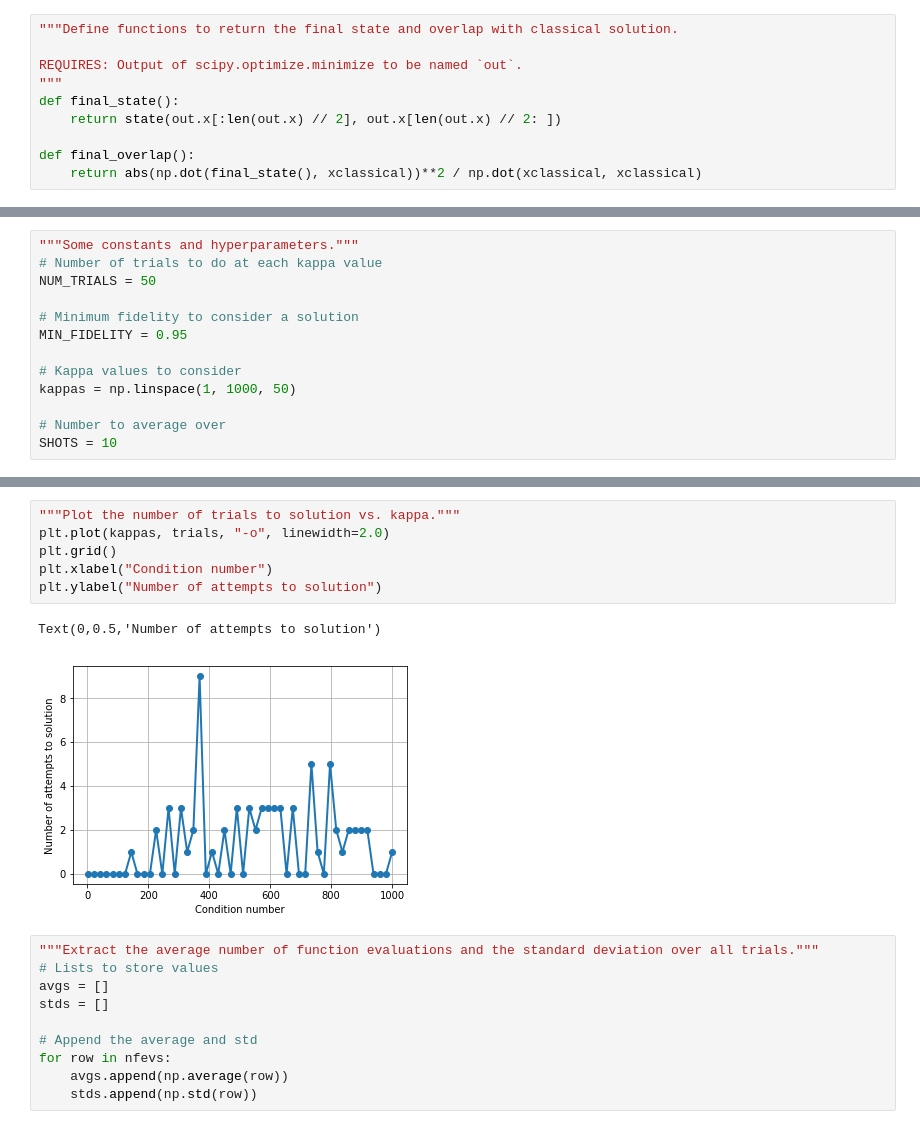
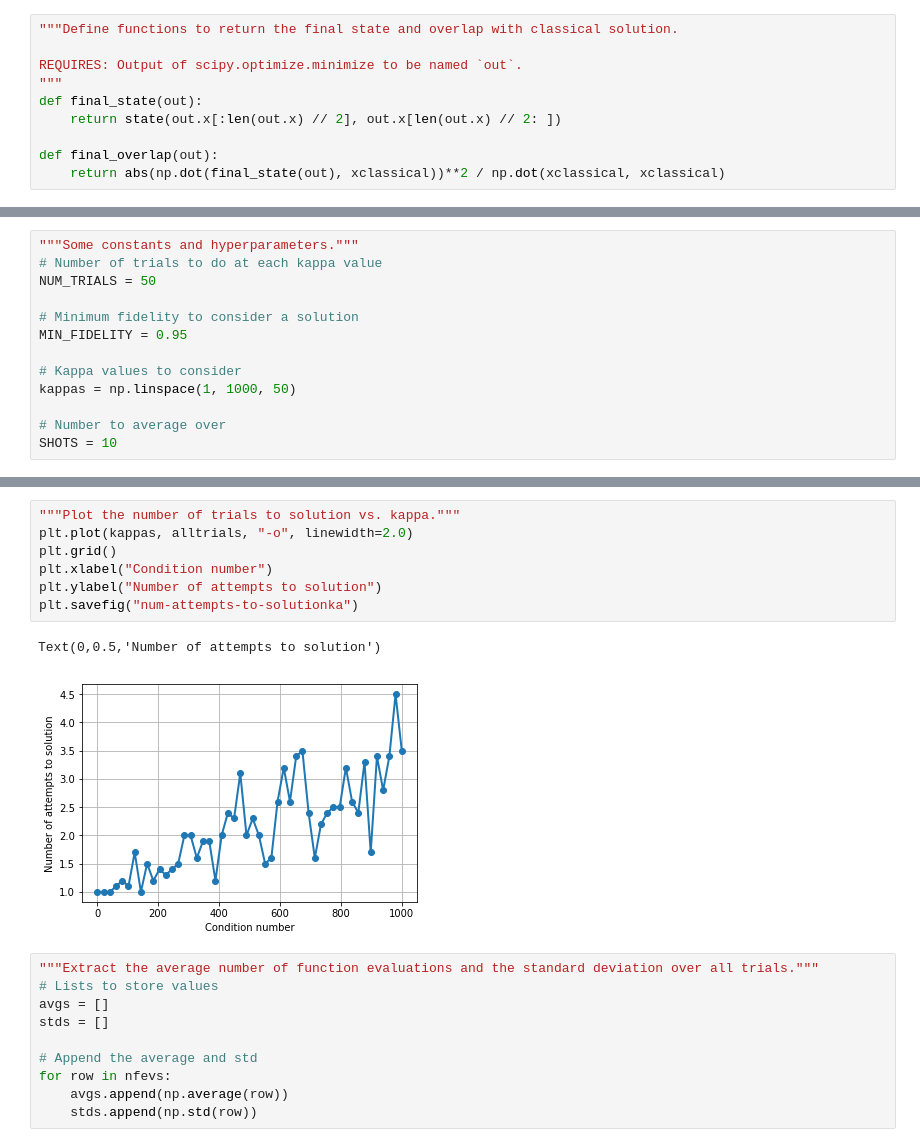
Before and after one commit to rmlarose/vls, a Jupyter notebook: qaoa/time-to-solution-vs-kappa/time-to-solution-kappa.ipynb, the cells around one changed output, grey strips where cells are left out. Drawn from its saved outputs; the diff is of its cells as text.

Commit message:
Added updated trials to solution vs kappa code + plot (only averages, no variance in different shots).

```diff
--- a/qaoa/time-to-solution-vs-kappa/time-to-solution-kappa.ipynb
+++ b/qaoa/time-to-solution-vs-kappa/time-to-solution-kappa.ipynb
@@ -422,9 +422,9 @@ obj = 0.0009611979043929741
 
 REQUIRES: Output of scipy.optimize.minimize to be named `out`.
 """
-def final_state():
+def final_state(out):
     return state(out.x[:len(out.x) // 2], out.x[len(out.x) // 2: ])
 
-def final_overlap():
-    return abs(np.dot(final_state(), xclassical))**2 / np.dot(xclassical, xclassical)
+def final_overlap(out):
+    return abs(np.dot(final_state(out), xclassical))**2 / np.dot(xclassical, xclassical)
 # %%
@@ -510,12 +519,13 @@ Current cost: 0.377045210657322964
 # %%
 """Plot the number of trials to solution vs. kappa."""
-plt.plot(kappas, trials, "-o", linewidth=2.0)
+plt.plot(kappas, alltrials, "-o", linewidth=2.0)
 plt.grid()
 plt.xlabel("Condition number")
 plt.ylabel("Number of attempts to solution")
+plt.savefig("num-attempts-to-solutionka")
 # %% [output]
 Text(0,0.5,'Number of attempts to solution')
-[figure, old version]
+[figure, new version]
 # %%
 """Extract the average number of function evaluations and the standard deviation over all trials."""
 # Lists to store values
```
Also changed, not shown: parts of 4 cells of this notebook, 1 other file.
